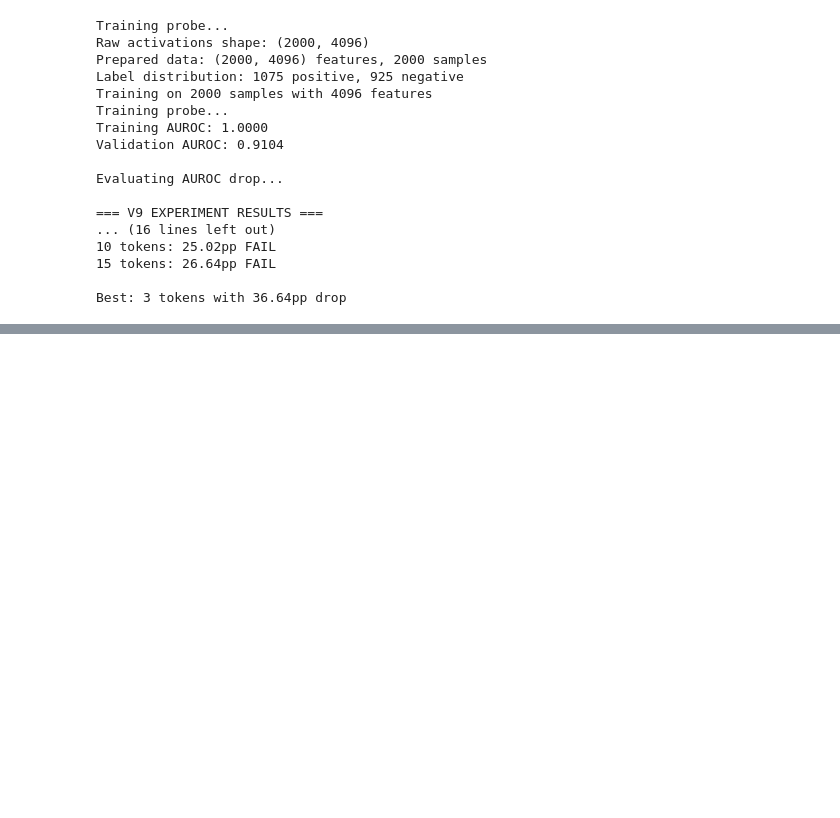
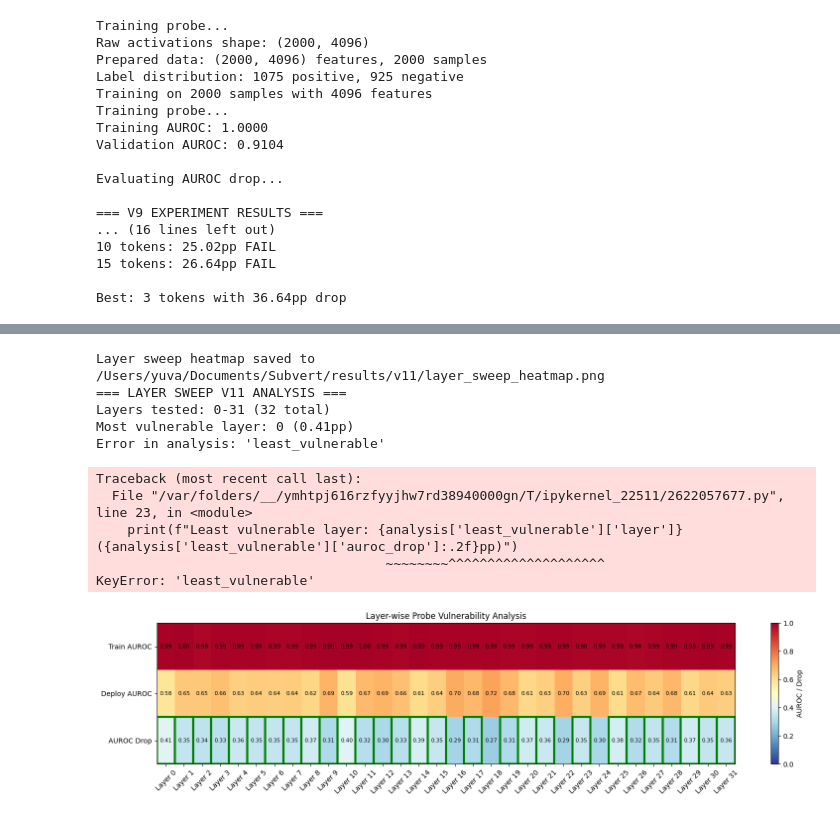
Before and after one commit to Yuvanesh-ux/probe-prompt-subversion, a Jupyter notebook: notebooks/experiment_runner.ipynb, the cells around one changed output, grey strips where cells are left out. Cells and saved outputs as stored; diff of their text form; code cells hidden in the pictures; blank space fills up the shorter version.

```diff
--- a/notebooks/experiment_runner.ipynb
+++ b/notebooks/experiment_runner.ipynb
@@ -213,0 +489,47 @@ Best: 3 tokens with 36.64pp drop
+# %%
+import sys
+sys.path.append('..')
+
+from subvert.core.evaluation import layer_sweep_analysis
+from subvert.visualization.plots import plot_layer_sweep_heatmap
+import json
+
+results_dir = "/Users/yuva/Documents/Subvert/results/v11"
+
+try:
+    analysis = layer_sweep_analysis(results_dir)
+
+    analysis_file = f"{results_dir}/layer_sweep_analysis.json"
+    with open(analysis_file, 'w') as f:
+        json.dump(analysis, f, indent=2)
+
+    heatmap_file = f"{results_dir}/layer_sweep_heatmap.png"
+    plot_layer_sweep_heatmap(results_dir, output_file=heatmap_file)
+
+    print("=== LAYER SWEEP V11 ANALYSIS ===")
+    print(f"Layers tested: 0-31 (32 total)")
+    print(f"Most vulnerable layer: {analysis['most_vulnerable']['layer']} ({analysis['most_vulnerable']['auroc_drop']:.2f}pp)")
+    print(f"Least vulnerable layer: {analysis['least_vulnerable']['layer']} ({analysis['least_vulnerable']['auroc_drop']:.2f}pp)")
+    print(f"Success rate: {analysis['success_rate']:.1%} ({analysis['successful_layers']}/{analysis['total_layers']} layers)")
+    print(f"Average AUROC drop: {analysis['mean_auroc_drop']:.2f}pp")
+    print(f"Standard deviation: {analysis['std_auroc_drop']:.2f}pp")
+
+    print(f"\nAnalysis saved to: {analysis_file}")
+    print(f"Heatmap saved to: {heatmap_file}")
+
+except Exception as e:
+    print(f"Error in analysis: {e}")
+    import traceback
+    traceback.print_exc()
+# %% [output]
+Layer sweep heatmap saved to /Users/yuva/Documents/Subvert/results/v11/layer_sweep_heatmap.png
+=== LAYER SWEEP V11 ANALYSIS ===
+Layers tested: 0-31 (32 total)
+Most vulnerable layer: 0 (0.41pp)
+Error in analysis: 'least_vulnerable'
+Traceback (most recent call last):
+  File "/var/folders/__/ymhtpj616rzfyyjhw7rd38940000gn/T/ipykernel_22511/2622057677.py", line 23, in <module>
+    print(f"Least vulnerable layer: {analysis['least_vulnerable']['layer']} ({analysis['least_vulnerable']['auroc_drop']:.2f}pp)")
+                                     ~~~~~~~~^^^^^^^^^^^^^^^^^^^^
+KeyError: 'least_vulnerable'
+[figure, added]
```
Also changed, not shown: parts of 4 cells of this notebook, 6 other files.
